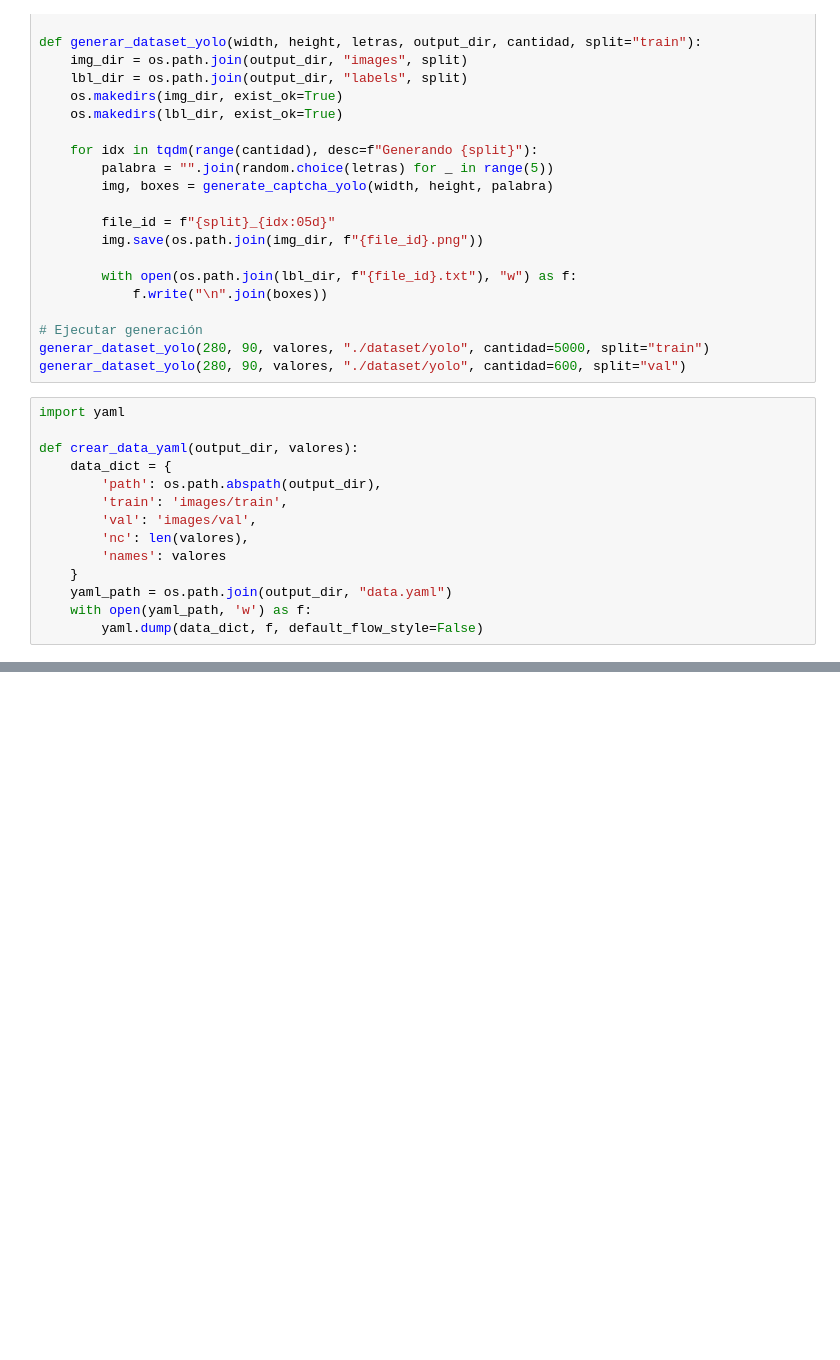
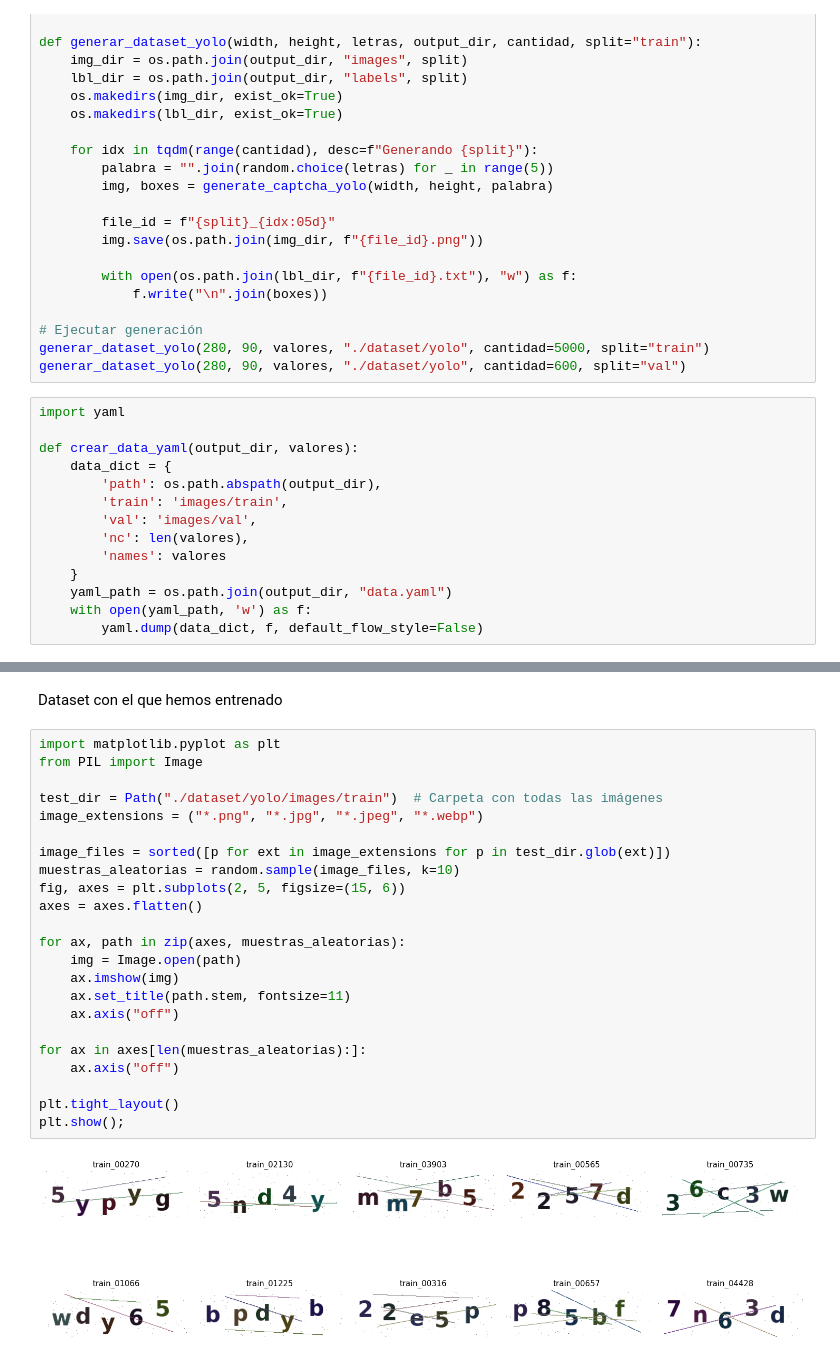
Before and after one commit to hombrefrustrado/captcha-solver-DL, a Jupyter notebook: yolo_focus.ipynb, the cells around one changed output, grey strips where cells are left out. Saved outputs shown, nothing was run; the diff lists cells and outputs as text; blank space fills up the shorter version.

```diff
--- a/yolo_focus.ipynb
+++ b/yolo_focus.ipynb
@@ -274,0 +387,27 @@ Archivo: val_00517.png | Real: 'xn6bb' vs Pred: 'xn6bbd'
+# %% [markdown]
+Dataset con el que hemos entrenado
+# %%
+import matplotlib.pyplot as plt
+from PIL import Image
+
+test_dir = Path("./dataset/yolo/images/train")  # Carpeta con todas las imágenes
+image_extensions = ("*.png", "*.jpg", "*.jpeg", "*.webp")
+
+image_files = sorted([p for ext in image_extensions for p in test_dir.glob(ext)])
+muestras_aleatorias = random.sample(image_files, k=10)
+fig, axes = plt.subplots(2, 5, figsize=(15, 6))
+axes = axes.flatten()
+
+for ax, path in zip(axes, muestras_aleatorias):
+    img = Image.open(path)
+    ax.imshow(img)
+    ax.set_title(path.stem, fontsize=11)
+    ax.axis("off")
+
+for ax in axes[len(muestras_aleatorias):]:
+    ax.axis("off")
+
+plt.tight_layout()
+plt.show();
+# %% [output]
+[figure, added]
```
Also changed, not shown: parts of 7 cells of this notebook, 1 other file.
